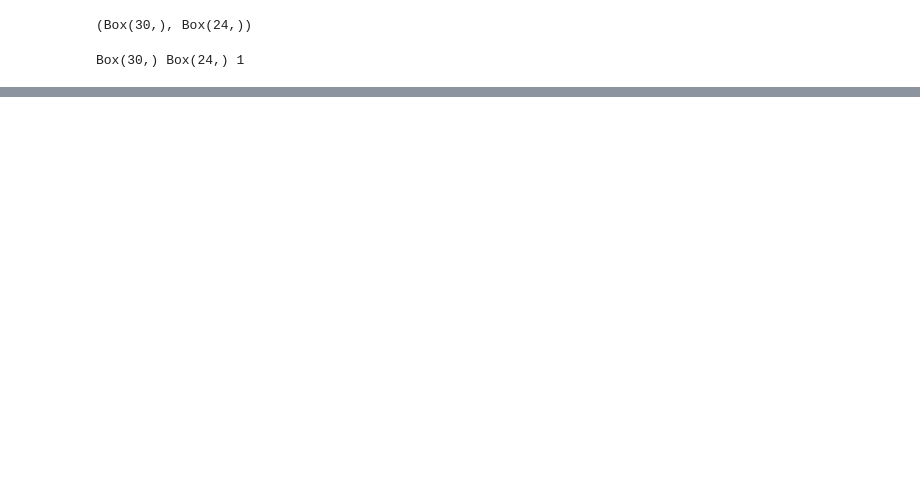
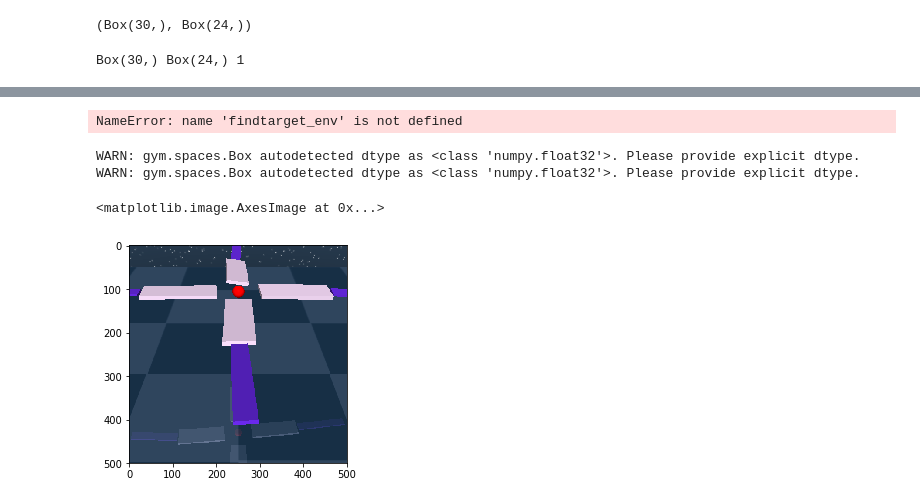
Before and after one commit to heximhotep/pictogram_agents, a Jupyter notebook: baselines/baselines/ppo2/Inference.ipynb, the cells around one changed output, grey strips where cells are left out. Saved outputs shown, nothing was run; the diff lists cells and outputs as text; code cells hidden in the pictures; blank space fills up the shorter version.

```diff
--- a/baselines/baselines/ppo2/Inference.ipynb
+++ b/baselines/baselines/ppo2/Inference.ipynb
@@ -138,0 +165,45 @@ array([10., 10., 10.])
+# %%
+findtarget_env.reset()
+
+config = tf.ConfigProto()
+config.gpu_options.allow_growth = True
+config.allow_soft_placement = True
+tf.reset_default_graph()
+with tf.Session(config=config).as_default():
+    with tf.device('/gpu:0'):
+        model = init_model(findtarget_env.observation_space,
+                           findtarget_env.action_space,
+                           './starfish_findtarget_moreinfo_logs/checkpoints/00200')
+
+    obs = findtarget_env.reset()
+    obs = obs[np.newaxis, :]
+    state = model.initial_state
+    timestep = 0
+    done = False
+    frames = []
+    rewards = []
+    for timestep in tqdm.tqdm(range(1000)):
+        if done:
+            break
+        act, _, state, _ = model.step(obs, state, done)
+        obs, reward, done, info = findtarget_env.step(act)
+        rewards.append(reward)
+        obs = obs[np.newaxis, :]
+        timestep += 1
+        frame = findtarget_env.sim.render(500, 500, camera_name='tracking_top', depth=False)[::-1, :, :]
+        frames.append(frame)
+
+plt.plot(rewards)
+plt.show()
+frames_2_anim(frames)
+# %% [output]
+NameError: name 'findtarget_env' is not defined
+# %%
+swimx_large_env = gym.make('Starfish-SwimXLarge-v0')
+swimx_large_env.reset()
+plt.imshow(swimx_large_env.sim.render(500, 500, camera_name='tracking_top', depth=False)[::-1, :, :])
+# %% [output]
+WARN: gym.spaces.Box autodetected dtype as <class 'numpy.float32'>. Please provide explicit dtype.
+WARN: gym.spaces.Box autodetected dtype as <class 'numpy.float32'>. Please provide explicit dtype.
+<matplotlib.image.AxesImage at 0x...>
+[figure, added]
```
Also changed, not shown: parts of 14 cells of this notebook, 18 other files.
